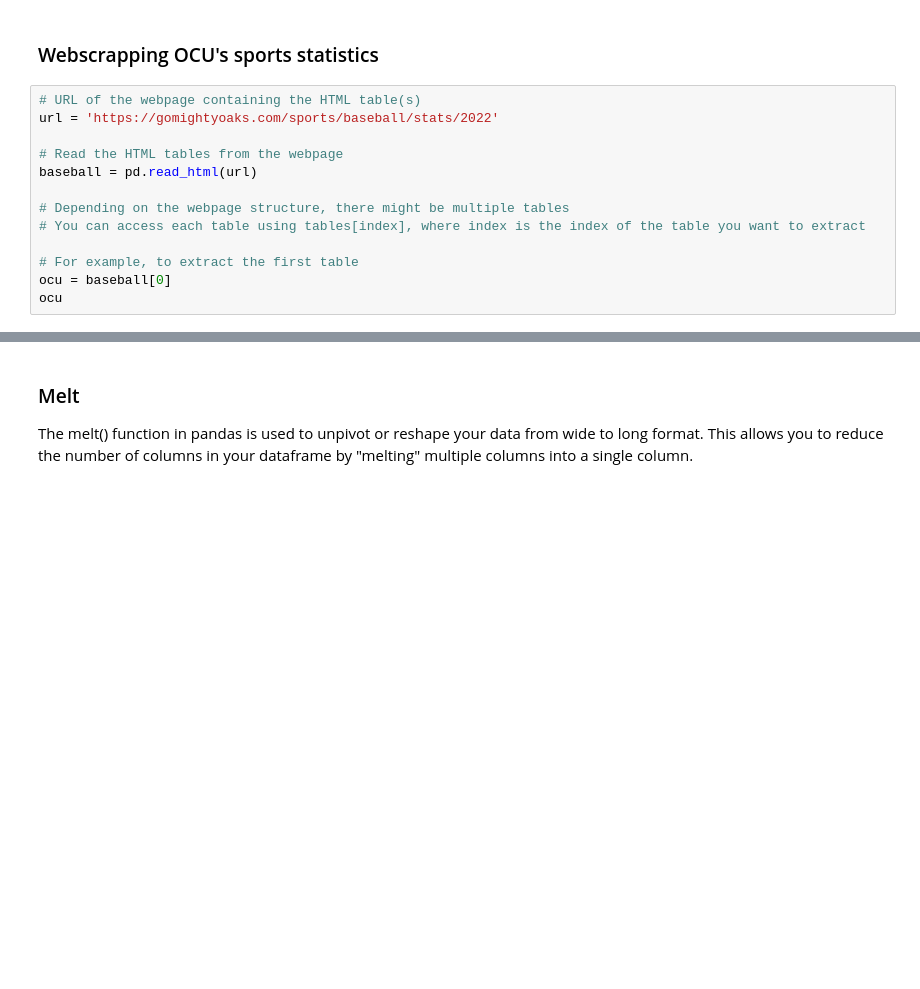
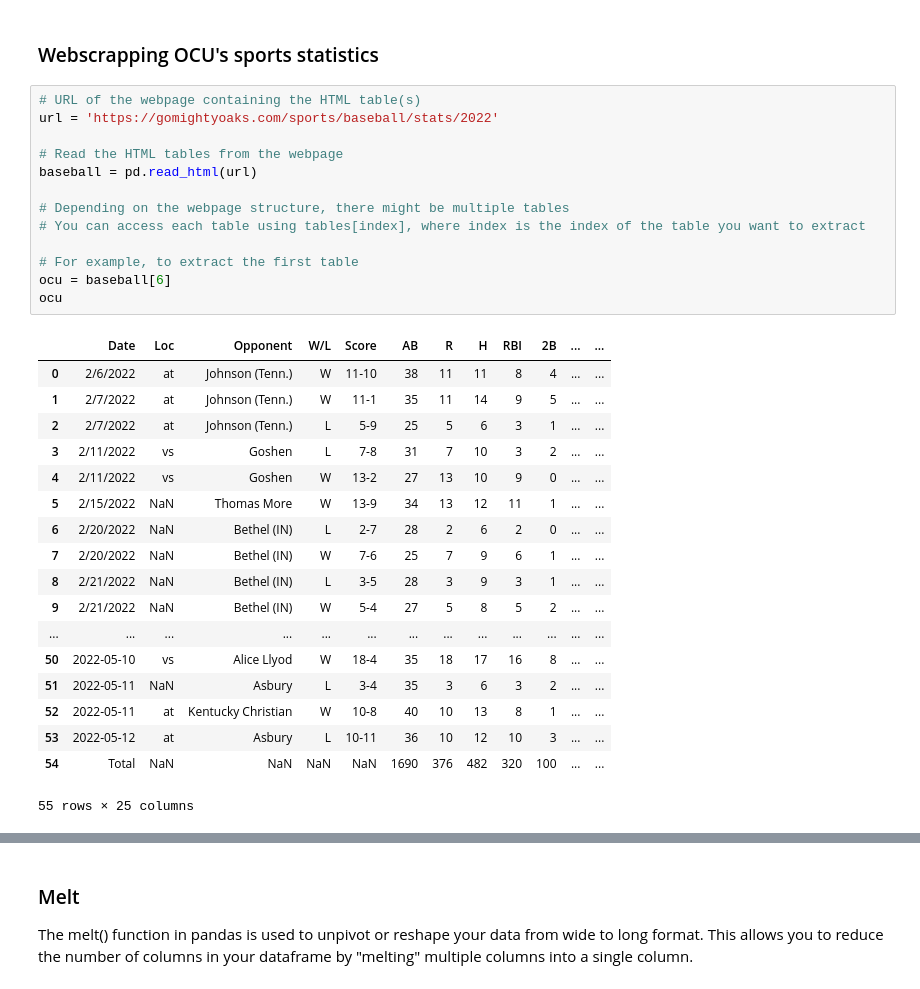
Before and after one commit to hewp84/CRT420, a Jupyter notebook: Week 3/Pandas_5.ipynb, the cells around one changed output, grey strips where cells are left out. Drawn from its saved outputs; the diff is of its cells as text; blank space fills up the shorter version.

```diff
--- a/Week 3/Pandas_5.ipynb
+++ b/Week 3/Pandas_5.ipynb
@@ -360,14 +360,33 @@ df.pivot_table(values='Price', index='Brand', columns='Model', aggfunc='mean', m
 # %%
 # URL of the webpage containing the HTML table(s)
 url = 'https://gomightyoaks.com/sports/baseball/stats/2022'
 
 # Read the HTML tables from the webpage
 baseball = pd.read_html(url)
 
 # Depending on the webpage structure, there might be multiple tables
 # You can access each table using tables[index], where index is the index of the table you want to extract
 
 # For example, to extract the first table
-ocu = baseball[0]
+ocu = baseball[6]
 ocu
+# %% [output]
+|  | Date | Loc | Opponent | W/L | Score | AB | R | H | RBI | 2B | ... | ... |
+| 0 | 2/6/2022 | at | Johnson (Tenn.) | W | 11-10 | 38 | 11 | 11 | 8 | 4 | ... | ... |
+| 1 | 2/7/2022 | at | Johnson (Tenn.) | W | 11-1 | 35 | 11 | 14 | 9 | 5 | ... | ... |
+| 2 | 2/7/2022 | at | Johnson (Tenn.) | L | 5-9 | 25 | 5 | 6 | 3 | 1 | ... | ... |
+| 3 | 2/11/2022 | vs | Goshen | L | 7-8 | 31 | 7 | 10 | 3 | 2 | ... | ... |
+| 4 | 2/11/2022 | vs | Goshen | W | 13-2 | 27 | 13 | 10 | 9 | 0 | ... | ... |
+| 5 | 2/15/2022 | NaN | Thomas More | W | 13-9 | 34 | 13 | 12 | 11 | 1 | ... | ... |
+| 6 | 2/20/2022 | NaN | Bethel (IN) | L | 2-7 | 28 | 2 | 6 | 2 | 0 | ... | ... |
+| 7 | 2/20/2022 | NaN | Bethel (IN) | W | 7-6 | 25 | 7 | 9 | 6 | 1 | ... | ... |
+| 8 | 2/21/2022 | NaN | Bethel (IN) | L | 3-5 | 28 | 3 | 9 | 3 | 1 | ... | ... |
+| 9 | 2/21/2022 | NaN | Bethel (IN) | W | 5-4 | 27 | 5 | 8 | 5 | 2 | ... | ... |
+| ... | ... | ... | ... | ... | ... | ... | ... | ... | ... | ... | ... | ... |
+| 50 | 2022-05-10 | vs | Alice Llyod | W | 18-4 | 35 | 18 | 17 | 16 | 8 | ... | ... |
+| 51 | 2022-05-11 | NaN | Asbury | L | 3-4 | 35 | 3 | 6 | 3 | 2 | ... | ... |
+| 52 | 2022-05-11 | at | Kentucky Christian | W | 10-8 | 40 | 10 | 13 | 8 | 1 | ... | ... |
+| 53 | 2022-05-12 | at | Asbury | L | 10-11 | 36 | 10 | 12 | 10 | 3 | ... | ... |
+| 54 | Total | NaN | NaN | NaN | NaN | 1690 | 376 | 482 | 320 | 100 | ... | ... |
+55 rows × 25 columns
 # %%
```
Also changed, not shown: parts of 5 cells of this notebook, 4 other files.
